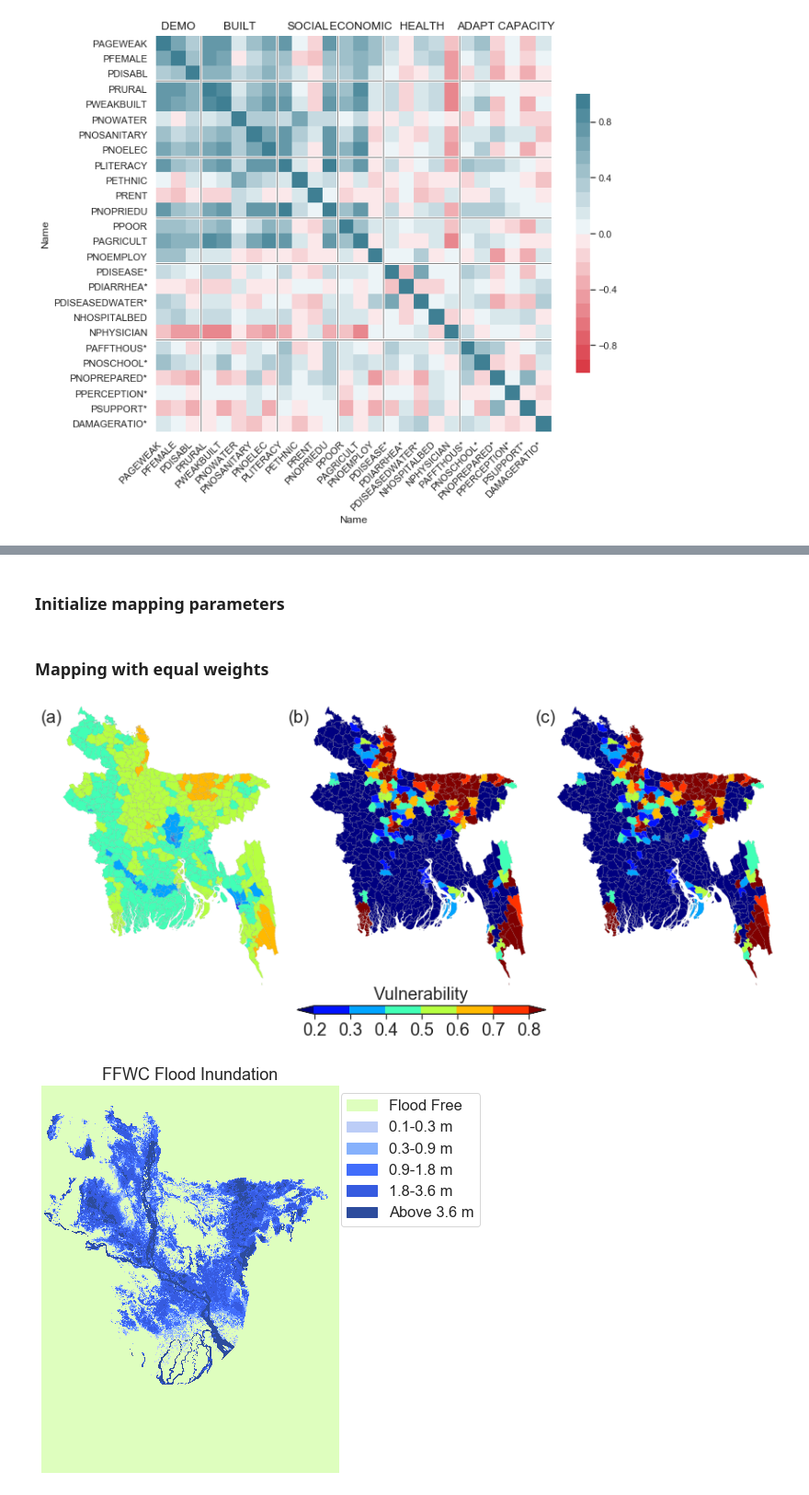
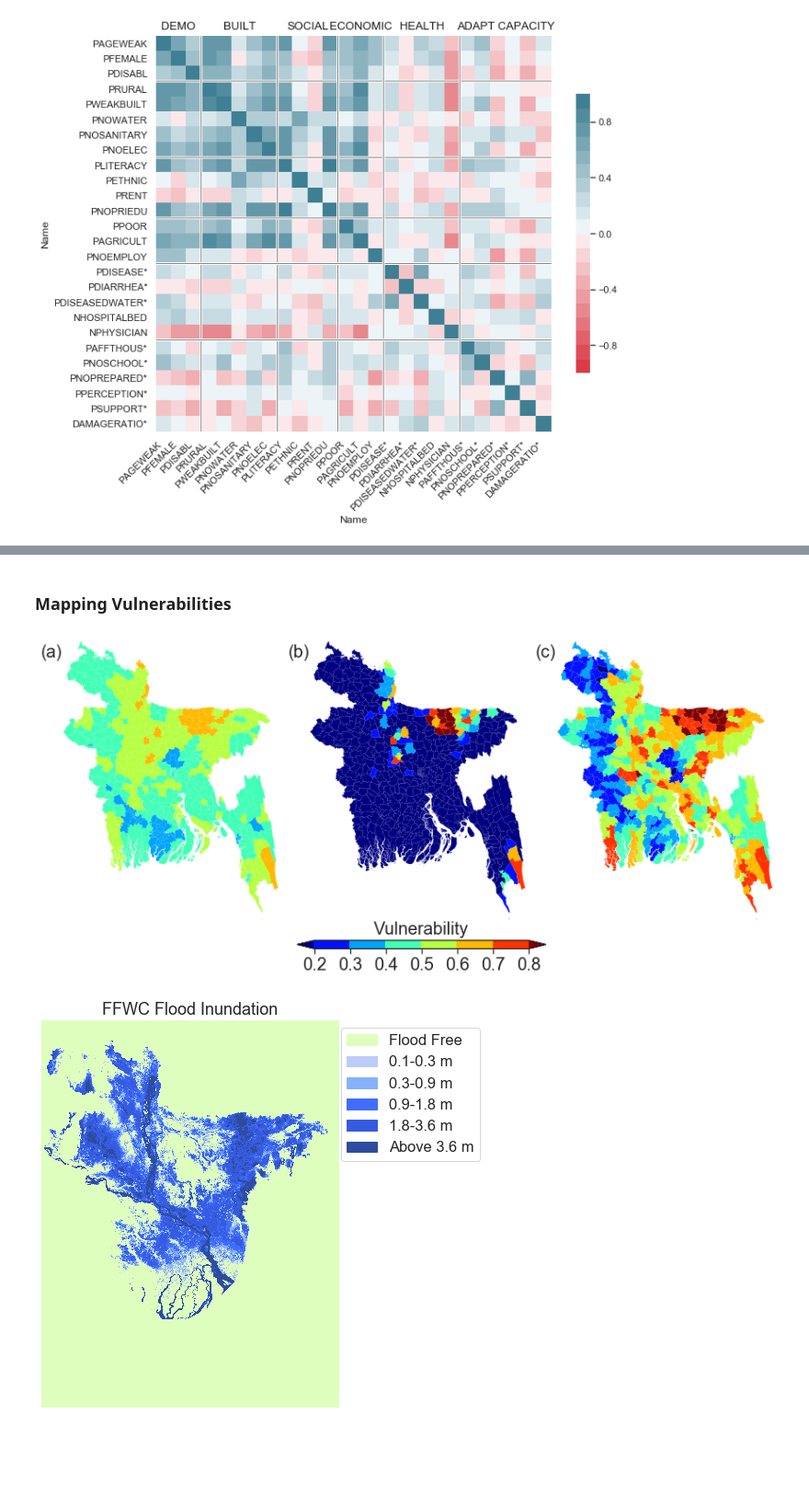
Before and after one commit to gnodnooh/VulnRiskImpact-BGD, a Jupyter notebook: FVI_Assessment.ipynb, the cells around one changed output, grey strips where cells are left out. Shown at 92% size. Cells and saved outputs as stored; diff of their text form; code cells hidden in the pictures; blank space fills up the shorter version.

```diff
--- a/FVI_Assessment.ipynb
+++ b/FVI_Assessment.ipynb
@@ -83,7 +82,7 @@ ax = sns.heatmap(corrmat, ax=ax, vmin=-1, vmax=1, center=0,
 
 # Domains
 # domain_name = ['DEMO','HEAL','SOCIO-ECON']
-sources = data_table['Domain'].tolist()
+sources = data_table_temp['Domain'].tolist()
 for i, source in enumerate(sources):
     if i and source != sources[i - 1]:
         # Domain lines
@@ -111,0 +136,9 @@ if False:
+# %%
+from fhv import SPSS_PCA
+sovi_domain = np.zeros([ndist,ndm])
+for i, dm in enumerate(domains):
+    subdata = data[data_table.loc[data_table['Domain'] == dm, 'Name']]
+    zsubdata = StandardScaler().fit_transform(subdata)
+    # PCA
+    pca = SPSS_PCA(subdata, reduce=True, varimax=True)
+    sovi_domain[:,i] = pca.scores_rot.sum(1)
@@ -124,11 +161,0 @@ vuln['equal'] = np.dot(data.values, np.ones(nind)/nind)
-# %%
-# Sensitivity analysis with random weights
-nt = 1000      # Must be a multiple of 100
-thsd = 0.55
-freq = np.zeros([data.shape[0],1])
-for i in range(nt//100):
-    rwgt = np.random.random([data.shape[1],100])
-    rwgt = rwgt/rwgt.sum(axis=0)
-    score = np.dot(data,rwgt)
-    freq += (score > thsd).sum(1)[:,None]
-vuln['random'] = freq/nt
@@ -138,2 +161,0 @@ map_upazila = pd.merge(shape, vuln, left_on='ADM3_PCODE', right_on='ADM3_PCODE',
-# %% [markdown]
-### Initialize mapping parameters
@@ -153,42 +209,48 @@ cmap, norm, vmin, vmax, ticks, boundaries = fhv.cbarpam(bounds, 'jet', labloc='o
 # %% [markdown]
-### Mapping with equal weights
+### Mapping Vulnerabilities
 # %%
+# Colormap
+bounds = list(np.arange(0.2,0.8,0.1))
+boundaries = [0]+bounds+[1]
+cmap, norm, vmin, vmax, ticks, boundaries = fhv.cbarpam(bounds, 'jet', labloc='on',
+                                                        boundaries=boundaries, extension='both')
+
 # Plotting
 sns.set_style("white", {'axes.linewidth': 1, 'grid.color': 'black'})
 fignumb = ['(a)', '(b)', '(c)']
 figlabel = 'Vulnerability'
 fig, axes = plt.subplots(nrows=1,ncols=3,figsize=(12,5), facecolor='w')
-for (i, el) in enumerate(['equal','random','random']):
+for (i, el) in enumerate(['equal','random','sovi']):
     ax = axes.flatten('F')[i]
     ax.set_axis_off()
     ax.set_aspect('equal')
     ax.axis(lims)
     map_upazila.plot(ax=ax, column=el,
-            cmap=cmap, norm=norm, vmin=vmin, vmax=vmax, linewidth=0.1, edgecolor='grey')
+            cmap=cmap, norm=norm, vmin=vmin, vmax=vmax, linewidth=0.0, edgecolor='grey')
     ax.annotate(fignumb[i], xy=(-0.05, 0.96), xycoords='axes fraction',
                 horizontalalignment='center', verticalalignment='center',
                 fontname='arial',fontsize=20)
 plt.tight_layout()
 # Colorbar
 cax = inset_axes(ax, width="46%", height="3%",
                  loc='lower left',
                  bbox_to_anchor=(-1.2, -0.1, 2.5, 1),
                  bbox_transform=ax.transAxes,borderpad=0)
 cbar = mpl.colorbar.ColorbarBase(cax, cmap=cmap, norm=norm,
                                  boundaries=boundaries,
                                  extend='both',
                                  extendfrac=0.08,
                                  ticks = ticks,
                                  spacing='uniform',
                                  orientation='horizontal')
 cbar.ax.set_xticklabels(['%.1f'%lb for lb in np.array(bounds)],
                         fontname='arial', fontsize=20)
 cbar.set_label(figlabel, labelpad=-60,
                fontname='arial', fontsize=20,
                horizontalalignment='center')
 plt.show()
 # %% [output]
-[figure, old version]
+[figure, new version]
 # %%
 fcst = rasterio.open('./data/flood2017forecast_30m_aug16_ffwc_decuple.tif').read(1)  # Flood depth (decuple)
 # fcst = np.array(fcst >= 20).astype(np.int8).flatten()
```
Also changed, not shown: parts of 12 cells of this notebook, 3 other files.
